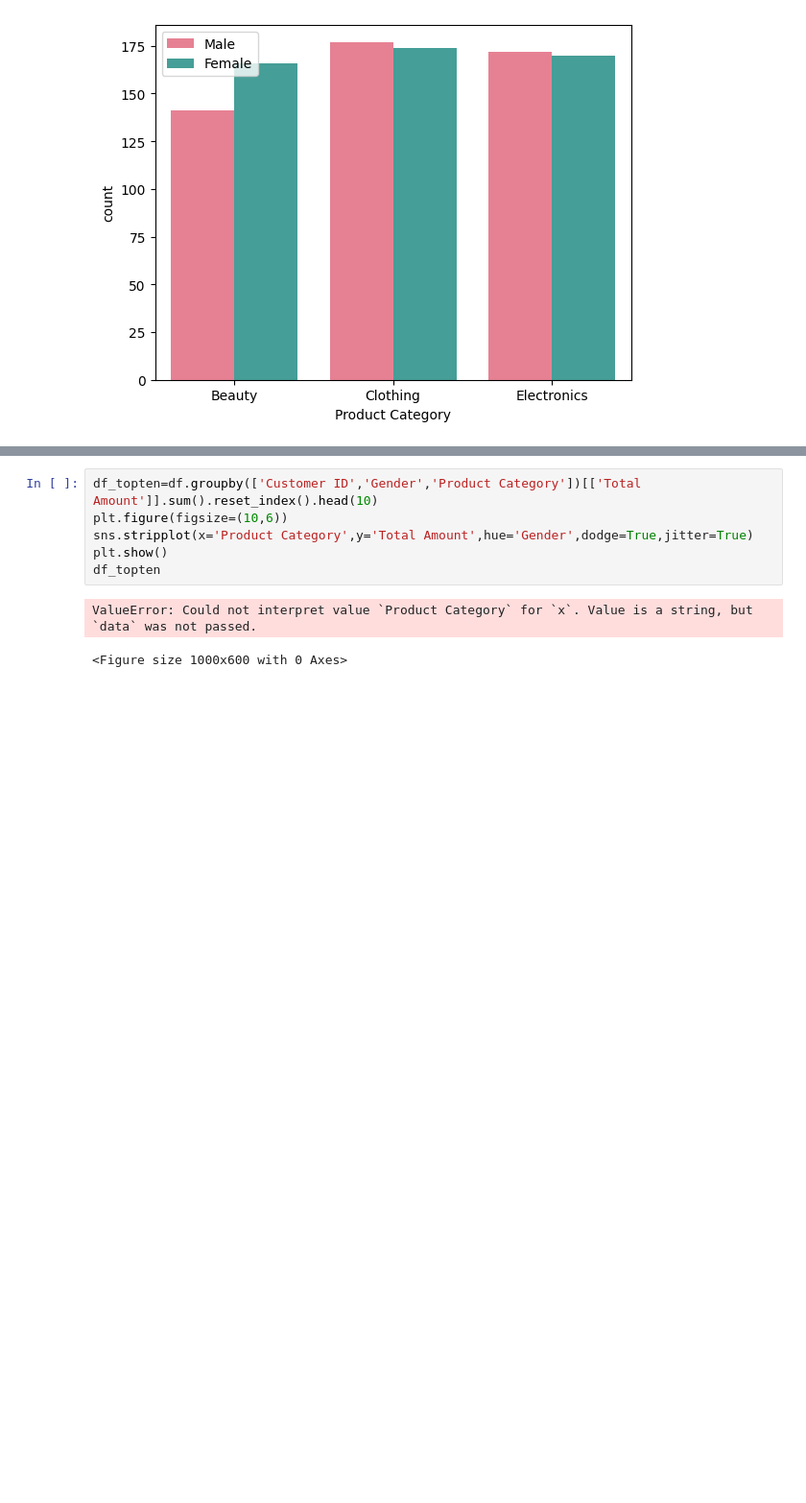
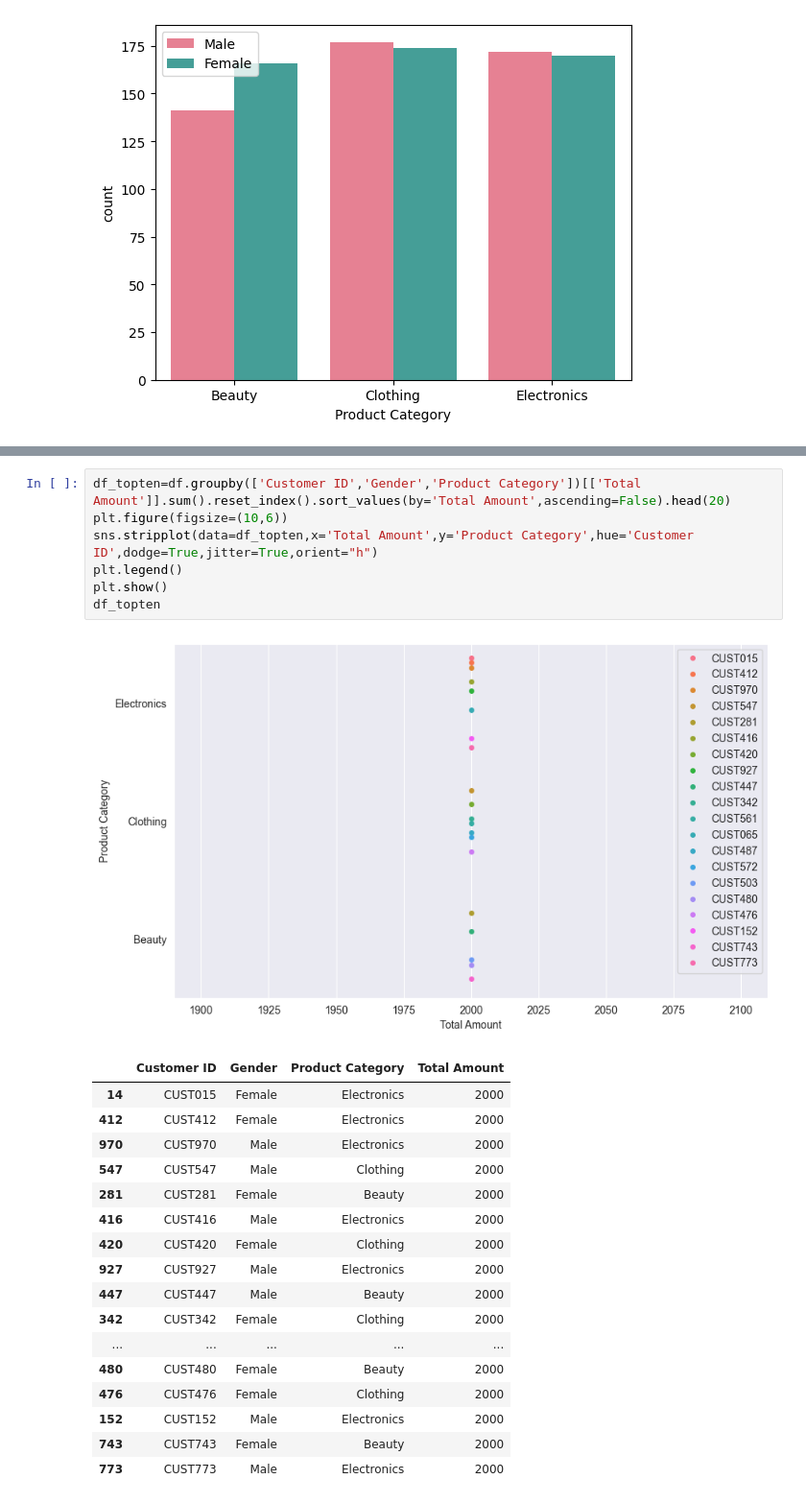
Before and after one commit to esairajesh2-droid/visualization-_learning, a Jupyter notebook: simplevisualization5.ipynb, the cells around one changed output, grey strips where cells are left out. Shown at 96% size. Drawn from its saved outputs; the diff is of its cells as text; blank space fills up the shorter version.

```diff
--- a/simplevisualization5.ipynb
+++ b/simplevisualization5.ipynb
@@ -333,9 +333,26 @@ plt.show()
 # %%
-df_topten=df.groupby(['Customer ID','Gender','Product Category'])[['Total Amount']].sum().reset_index().head(10)
+df_topten=df.groupby(['Customer ID','Gender','Product Category'])[['Total Amount']].sum().reset_index().sort_values(by='Total Amount',ascending=False).head(20)
 plt.figure(figsize=(10,6))
-sns.stripplot(x='Product Category',y='Total Amount',hue='Gender',dodge=True,jitter=True)
+sns.stripplot(data=df_topten,x='Total Amount',y='Product Category',hue='Customer ID',dodge=True,jitter=True,orient="h")
+plt.legend()
 plt.show()
 df_topten
 # %% [output]
-ValueError: Could not interpret value `Product Category` for `x`. Value is a string, but `data` was not passed.
-<Figure size 1000x600 with 0 Axes>
+[figure, added]
+|  | Customer ID | Gender | Product Category | Total Amount |
+| 14 | CUST015 | Female | Electronics | 2000 |
+| 412 | CUST412 | Female | Electronics | 2000 |
+| 970 | CUST970 | Male | Electronics | 2000 |
+| 547 | CUST547 | Male | Clothing | 2000 |
+| 281 | CUST281 | Female | Beauty | 2000 |
+| 416 | CUST416 | Male | Electronics | 2000 |
+| 420 | CUST420 | Female | Clothing | 2000 |
+| 927 | CUST927 | Male | Electronics | 2000 |
+| 447 | CUST447 | Male | Beauty | 2000 |
+| 342 | CUST342 | Female | Clothing | 2000 |
+| ... | ... | ... | ... | ... |
+| 480 | CUST480 | Female | Beauty | 2000 |
+| 476 | CUST476 | Female | Clothing | 2000 |
+| 152 | CUST152 | Male | Electronics | 2000 |
+| 743 | CUST743 | Female | Beauty | 2000 |
+| 773 | CUST773 | Male | Electronics | 2000 |
```
Also changed, not shown: parts of 4 cells of this notebook.
